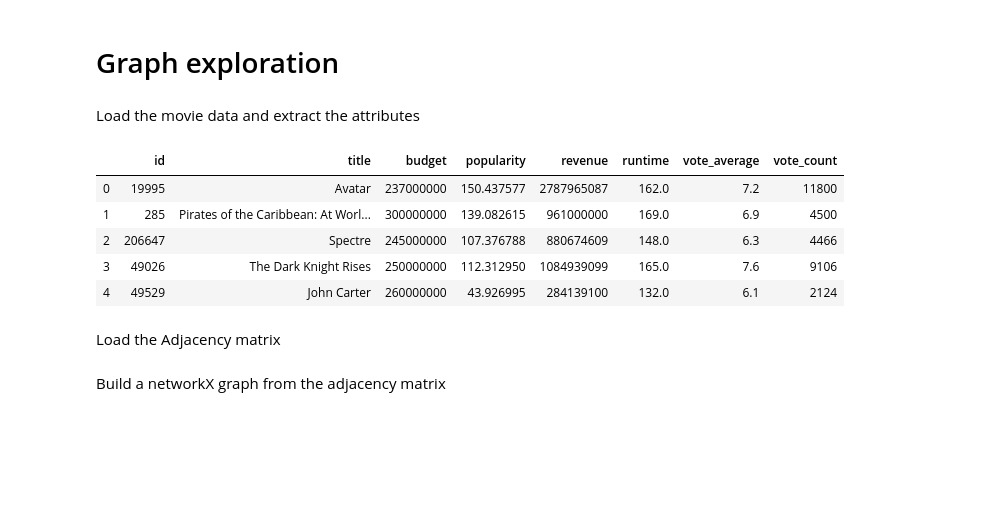
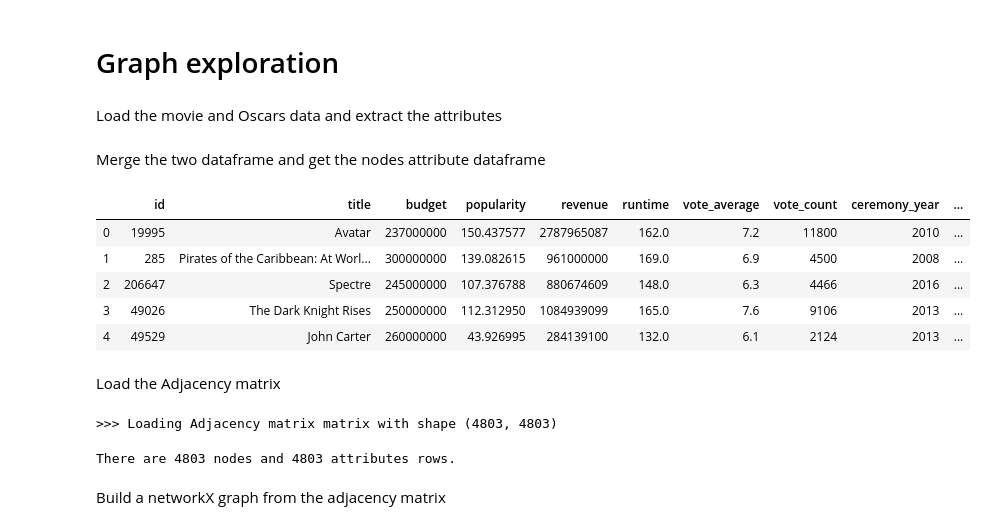
Before and after one commit to antoine-spahr/NTDS, a Jupyter notebook: Project/Graph_exploration.ipynb, the cells around one changed output. Drawn from its saved outputs; the diff is of its cells as text; code cells hidden in the pictures; blank space fills up the shorter version.

```diff
--- a/Project/Graph_exploration.ipynb
+++ b/Project/Graph_exploration.ipynb
@@ -5,23 +5,47 @@ import numpy as np
 import pandas as pd
 import pickle
 import matplotlib.pyplot as plt
+import matplotlib
 import networkx as nx
+
+Data_path = 'Data/'
 # %% [markdown]
-Load the movie data and extract the attributes
+Load the movie and Oscars data and extract the attributes
+# %%
+movie_df = pd.read_csv(Data_path+'tmdb_5000_movies.csv', parse_dates=['release_date'])
+# create a columns with the year of the coresponding Oscar ceremony for merging latter on
+movie_df['ceremony_year'] = movie_df['release_date'].apply(lambda date: date.year+1).fillna(0).astype(int)
 # %%
-movie_df = pd.read_csv(Data_path+'tmdb_5000_movies.csv')
+oscar_df = pd.read_csv(Data_path+'oscars_website.csv')
+# %% [markdown]
+Merge the two dataframe and get the nodes attribute dataframe
+# %%
+# merge on both title and ceremony_year to differentiate two Titanics movies or two King knog movies from different years
+df = pd.merge(movie_df, oscar_df, how='left', left_on=['ceremony_year', 'title'], right_on=['Year', 'Films'])
+df[['Oscars','Nominations']] = df[['Oscars','Nominations']].fillna(0)
 # %%
-nodes_attributes_df = movie_df[['id', 'title', 'budget', 'popularity', 'revenue', 'runtime', 'vote_average', 'vote_count']]
+nodes_attributes_df = df[['id', 'title', 'budget', 'popularity', 'revenue', 'runtime', 'vote_average', 'vote_count', 'ceremony_year', 'Oscars', 'Nominations']]
 nodes_attributes_df.head()
 # %% [output]
-|  | id | title | budget | popularity | revenue | runtime | vote_average | vote_count |
-| 0 | 19995 | Avatar | 237000000 | 150.437577 | 2787965087 | 162.0 | 7.2 | 11800 |
-| 1 | 285 | Pirates of the Caribbean: At Worl... | 300000000 | 139.082615 | 961000000 | 169.0 | 6.9 | 4500 |
-| 2 | 206647 | Spectre | 245000000 | 107.376788 | 880674609 | 148.0 | 6.3 | 4466 |
-| 3 | 49026 | The Dark Knight Rises | 250000000 | 112.312950 | 1084939099 | 165.0 | 7.6 | 9106 |
-| 4 | 49529 | John Carter | 260000000 | 43.926995 | 284139100 | 132.0 | 6.1 | 2124 |
+|  | id | title | budget | popularity | revenue | runtime | vote_average | vote_count | ceremony_year | ... |
+| 0 | 19995 | Avatar | 237000000 | 150.437577 | 2787965087 | 162.0 | 7.2 | 11800 | 2010 | ... |
+| 1 | 285 | Pirates of the Caribbean: At Worl... | 300000000 | 139.082615 | 961000000 | 169.0 | 6.9 | 4500 | 2008 | ... |
+| 2 | 206647 | Spectre | 245000000 | 107.376788 | 880674609 | 148.0 | 6.3 | 4466 | 2016 | ... |
+| 3 | 49026 | The Dark Knight Rises | 250000000 | 112.312950 | 1084939099 | 165.0 | 7.6 | 9106 | 2013 | ... |
+| 4 | 49529 | John Carter | 260000000 | 43.926995 | 284139100 | 132.0 | 6.1 | 2124 | 2013 | ... |
 # %% [markdown]
 Load the Adjacency matrix
+# %%
+with open(Data_path+'Adjacency_matrix.pickle', 'rb') as src:
+    A = pickle.load(src)
+    print(f'>>> Loading Adjacency matrix matrix with shape {A.shape}')
+# %% [output]
+>>> Loading Adjacency matrix matrix with shape (4803, 4803)
+# %%
+# checking that there is the good amount of rows (should equals number of node)
+print(f'There are {A.shape[0]} nodes and {nodes_attributes_df.shape[0]} attributes rows.')
+# %% [output]
+There are 4803 nodes and 4803 attributes rows.
 # %% [markdown]
 Build a networkX graph from the adjacency matrix
 # %%
```
Also changed, not shown: parts of 11 cells of this notebook, 2 other files.
